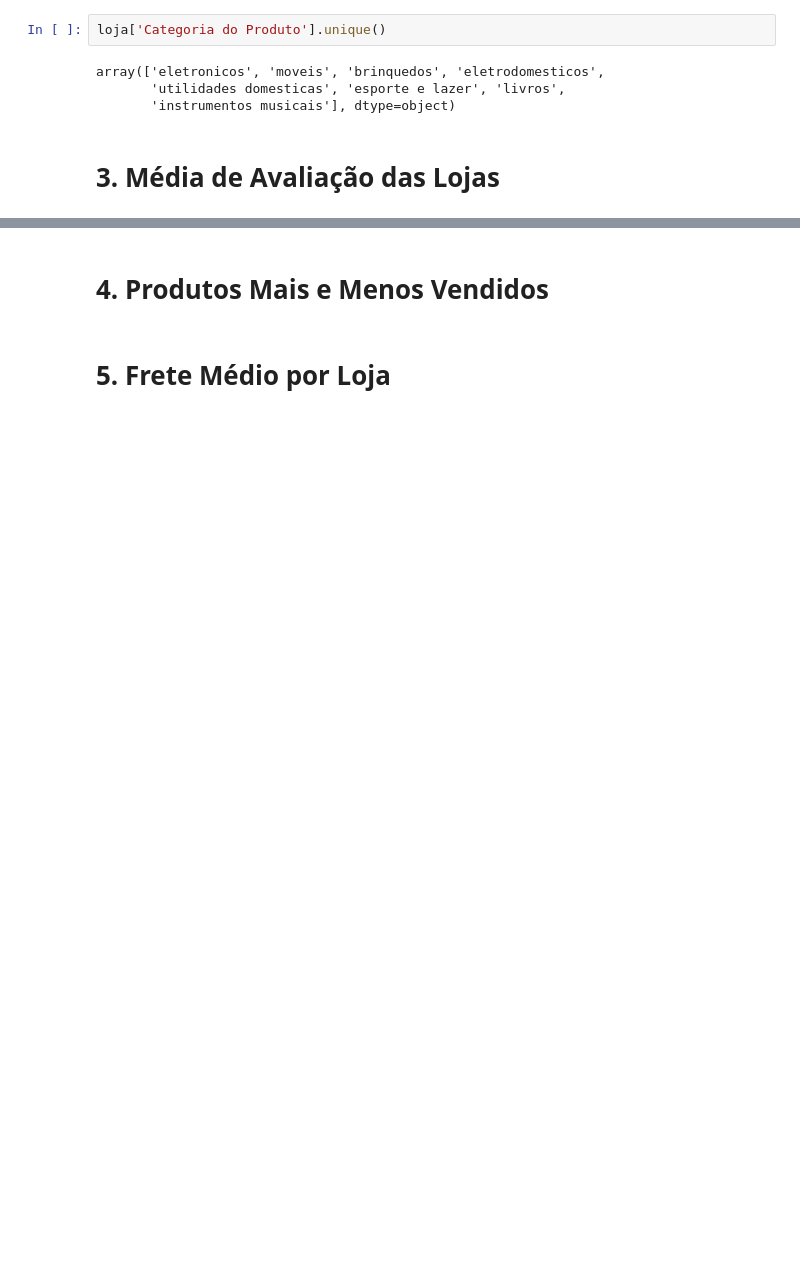
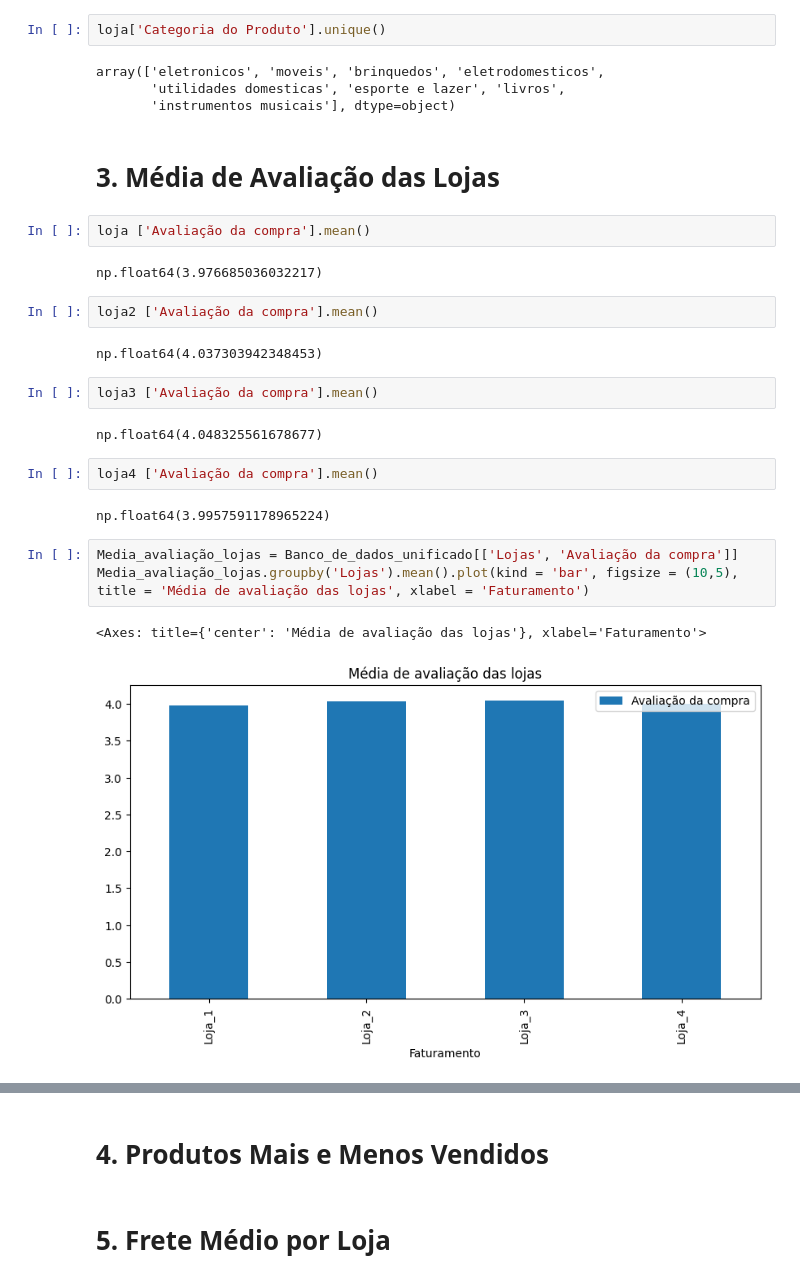
Before and after one commit to fggrava/Challenge_ONE_Data_Science_Alura_Store, a Jupyter notebook: AluraStoreBr.ipynb, the cells around one changed output, grey strips where cells are left out. Drawn from its saved outputs; the diff is of its cells as text; blank space fills up the shorter version.

```diff
--- a/AluraStoreBr.ipynb
+++ b/AluraStoreBr.ipynb
@@ -122,3 +123,25 @@ array(['eletronicos', 'moveis', 'brinquedos', 'eletrodomesticos',
        'instrumentos musicais'], dtype=object)
 # %% [markdown]
 # 3. Média de Avaliação das Lojas
+# %%
+loja ['Avaliação da compra'].mean()
+# %% [output]
+np.float64(3.976685036032217)
+# %%
+loja2 ['Avaliação da compra'].mean()
+# %% [output]
+np.float64(4.037303942348453)
+# %%
+loja3 ['Avaliação da compra'].mean()
+# %% [output]
+np.float64(4.048325561678677)
+# %%
+loja4 ['Avaliação da compra'].mean()
+# %% [output]
+np.float64(3.9957591178965224)
+# %%
+Media_avaliação_lojas = Banco_de_dados_unificado[['Lojas', 'Avaliação da compra']]
+Media_avaliação_lojas.groupby('Lojas').mean().plot(kind = 'bar', figsize = (10,5), title = 'Média de avaliação das lojas', xlabel = 'Faturamento')
+# %% [output]
+<Axes: title={'center': 'Média de avaliação das lojas'}, xlabel='Faturamento'>
+[figure, added]
```
Also changed, not shown: parts of 5 cells of this notebook.
